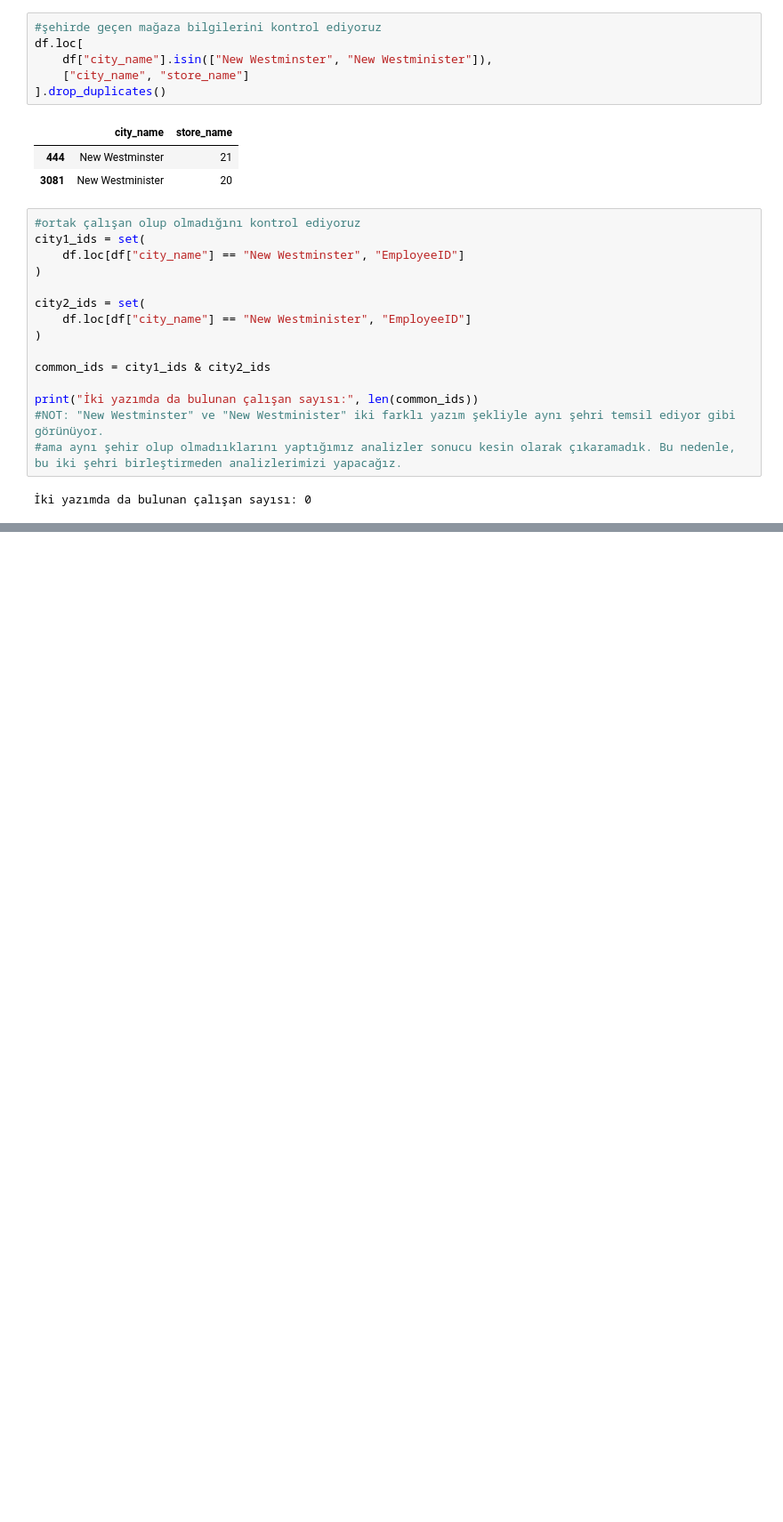
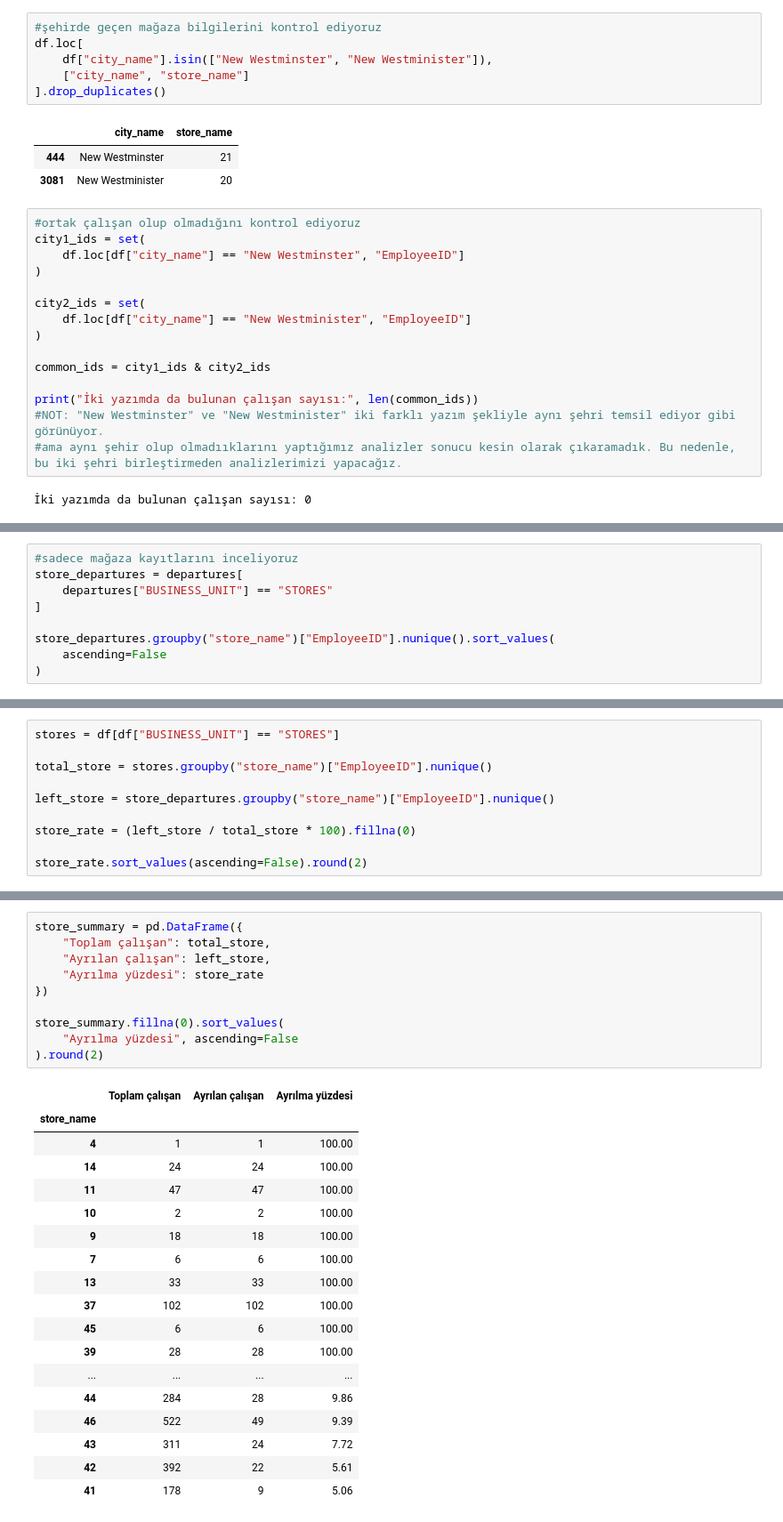
Before and after one commit to nazlican-engineer/Mercek, a Jupyter notebook: notebooks/01_analiz.ipynb, the cells around one changed output, grey strips where cells are left out. Shown at 89% size. Saved outputs shown, nothing was run; the diff lists cells and outputs as text; blank space fills up the shorter version.

Commit message:
Separate head office records and analyze store departure rates

```diff
--- a/notebooks/01_analiz.ipynb
+++ b/notebooks/01_analiz.ipynb
@@ -556,0 +599,9 @@ print("İki yazımda da bulunan çalışan sayısı:", len(common_ids))
+# %%
+#sadece mağaza kayıtlarını inceliyoruz
+store_departures = departures[
+    departures["BUSINESS_UNIT"] == "STORES"
+]
+
+store_departures.groupby("store_name")["EmployeeID"].nunique().sort_values(
+    ascending=False
+)
@@ -556,0 +626,10 @@ print("İki yazımda da bulunan çalışan sayısı:", len(common_ids))
+# %%
+stores = df[df["BUSINESS_UNIT"] == "STORES"]
+
+total_store = stores.groupby("store_name")["EmployeeID"].nunique()
+
+left_store = store_departures.groupby("store_name")["EmployeeID"].nunique()
+
+store_rate = (left_store / total_store * 100).fillna(0)
+
+store_rate.sort_values(ascending=False).round(2)
@@ -556,0 +654,29 @@ print("İki yazımda da bulunan çalışan sayısı:", len(common_ids))
+# %%
+store_summary = pd.DataFrame({
+    "Toplam çalışan": total_store,
+    "Ayrılan çalışan": left_store,
+    "Ayrılma yüzdesi": store_rate
+})
+
+store_summary.fillna(0).sort_values(
+    "Ayrılma yüzdesi", ascending=False
+).round(2)
+# %% [output]
+|  | Toplam çalışan | Ayrılan çalışan | Ayrılma yüzdesi |
+| store_name |  |  |  |
+| 4 | 1 | 1 | 100.00 |
+| 14 | 24 | 24 | 100.00 |
+| 11 | 47 | 47 | 100.00 |
+| 10 | 2 | 2 | 100.00 |
+| 9 | 18 | 18 | 100.00 |
+| 7 | 6 | 6 | 100.00 |
+| 13 | 33 | 33 | 100.00 |
+| 37 | 102 | 102 | 100.00 |
+| 45 | 6 | 6 | 100.00 |
+| 39 | 28 | 28 | 100.00 |
+| ... | ... | ... | ... |
+| 44 | 284 | 28 | 9.86 |
+| 46 | 522 | 49 | 9.39 |
+| 43 | 311 | 24 | 7.72 |
+| 42 | 392 | 22 | 5.61 |
+| 41 | 178 | 9 | 5.06 |
```
Also changed, not shown: parts of 6 cells of this notebook.
